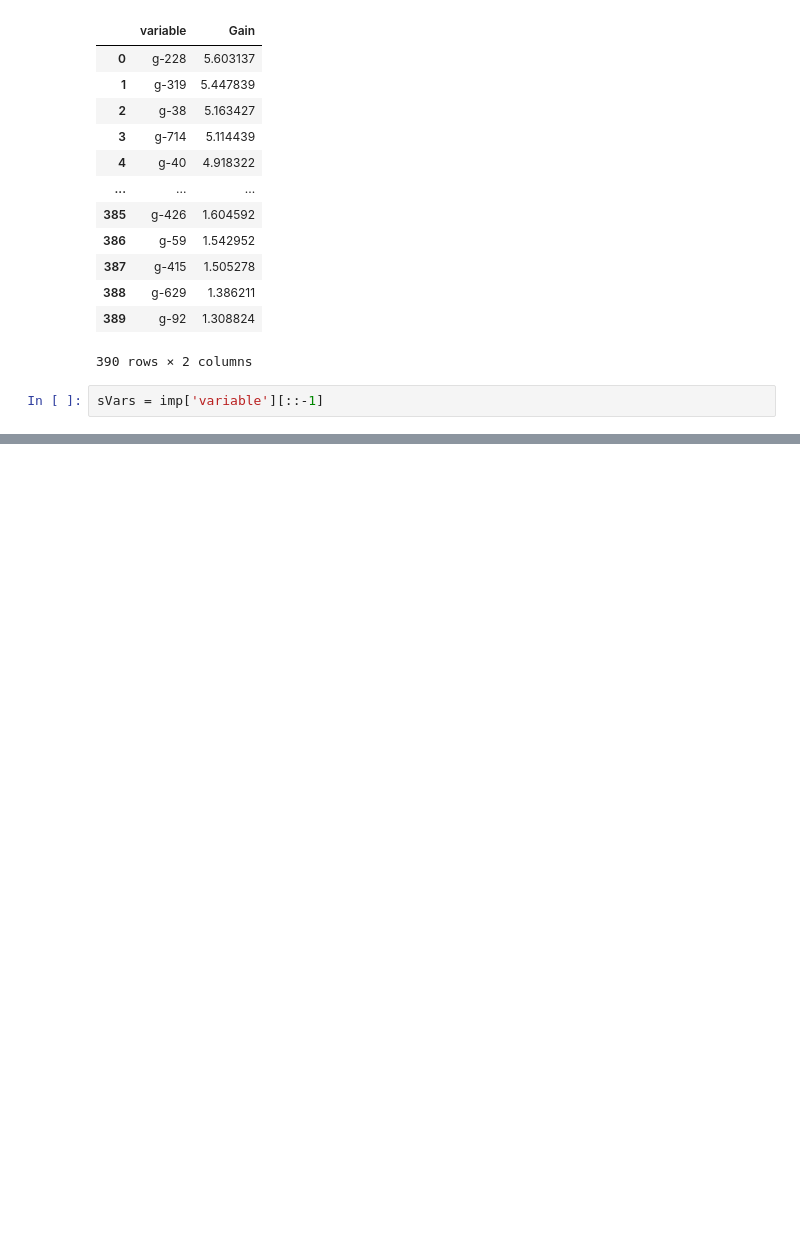
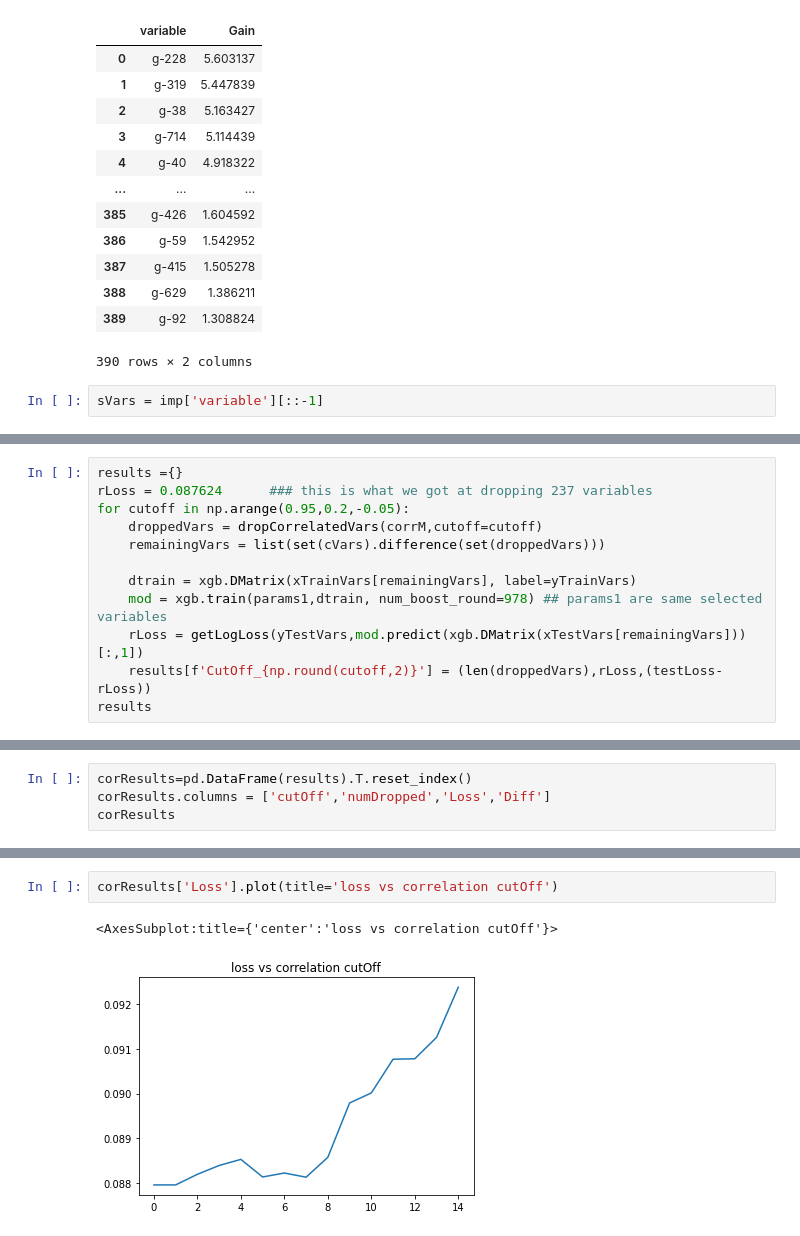
Before and after one commit to Seeker875/MoADrugDiscovery, a Jupyter notebook: dev/xgBoostParamTune.ipynb, the cells around one changed output, grey strips where cells are left out. Cells and saved outputs as stored; diff of their text form; blank space fills up the shorter version.

```diff
--- a/dev/xgBoostParamTune.ipynb
+++ b/dev/xgBoostParamTune.ipynb
@@ -668,0 +830,12 @@ dropVarList
+# %%
+results ={}
+rLoss = 0.087624      ### this is what we got at dropping 237 variables
+for cutoff in np.arange(0.95,0.2,-0.05):
+    droppedVars = dropCorrelatedVars(corrM,cutoff=cutoff)
+    remainingVars = list(set(cVars).difference(set(droppedVars)))
+
+    dtrain = xgb.DMatrix(xTrainVars[remainingVars], label=yTrainVars)
+    mod = xgb.train(params1,dtrain, num_boost_round=978) ## params1 are same selected variables
+    rLoss = getLogLoss(yTestVars,mod.predict(xgb.DMatrix(xTestVars[remainingVars]))[:,1])
+    results[f'CutOff_{np.round(cutoff,2)}'] = (len(droppedVars),rLoss,(testLoss-rLoss))
+results
@@ -668,0 +858,4 @@ dropVarList
+# %%
+corResults=pd.DataFrame(results).T.reset_index()
+corResults.columns = ['cutOff','numDropped','Loss','Diff']
+corResults
@@ -668,0 +879,5 @@ dropVarList
+# %%
+corResults['Loss'].plot(title='loss vs correlation cutOff')
+# %% [output]
+<AxesSubplot:title={'center':'loss vs correlation cutOff'}>
+[figure, added]
```
Also changed, not shown: parts of 27 cells of this notebook, 1 other file.
